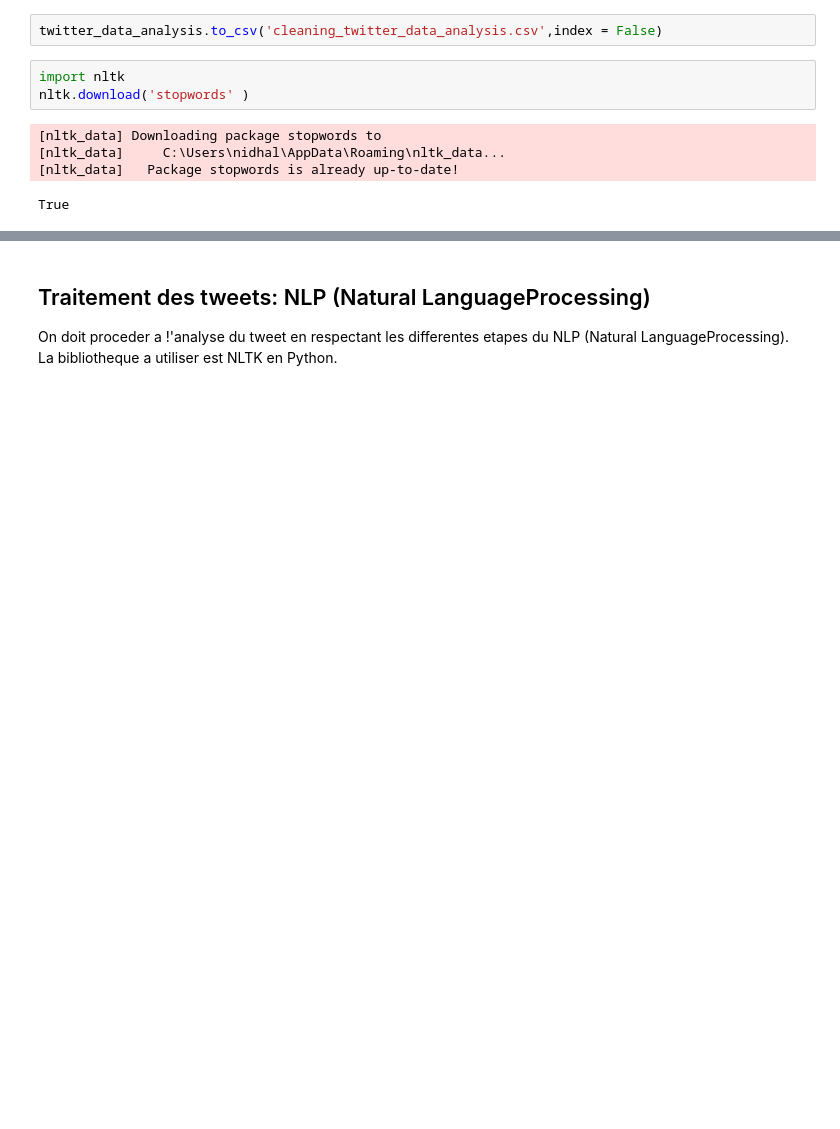
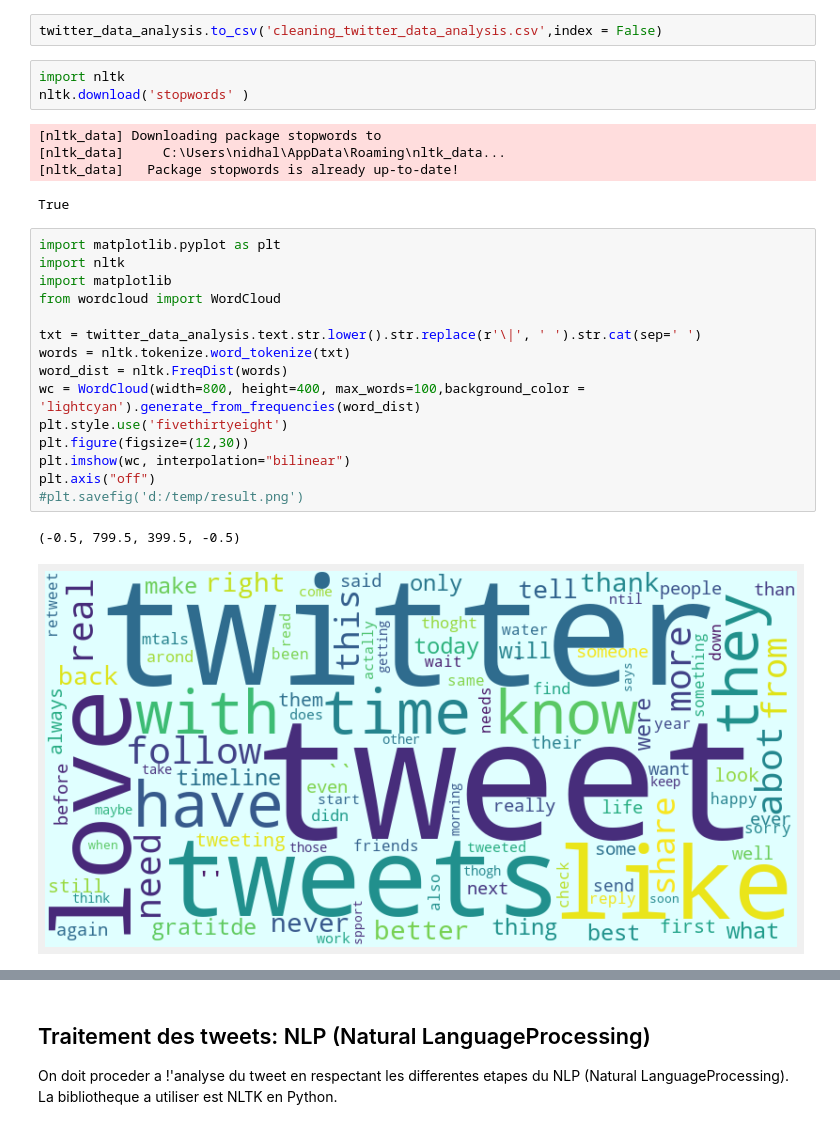
Before and after one commit to hazbri/projectDataMining, a Jupyter notebook: project_data_miniing_hazbri_nidhal.ipynb, the cells around one changed output, grey strips where cells are left out. Cells and saved outputs as stored; diff of their text form; blank space fills up the shorter version.

```diff
--- a/project_data_miniing_hazbri_nidhal.ipynb
+++ b/project_data_miniing_hazbri_nidhal.ipynb
@@ -151,3 +195,21 @@ nltk.download('stopwords' )
 [nltk_data]     C:\Users\nidhal\AppData\Roaming\nltk_data...
 [nltk_data]   Package stopwords is already up-to-date!
 True
+# %%
+import matplotlib.pyplot as plt
+import nltk
+import matplotlib
+from wordcloud import WordCloud
+
+txt = twitter_data_analysis.text.str.lower().str.replace(r'\|', ' ').str.cat(sep=' ')
+words = nltk.tokenize.word_tokenize(txt)
+word_dist = nltk.FreqDist(words)
+wc = WordCloud(width=800, height=400, max_words=100,background_color = 'lightcyan').generate_from_frequencies(word_dist)
+plt.style.use('fivethirtyeight')
+plt.figure(figsize=(12,30))
+plt.imshow(wc, interpolation="bilinear")
+plt.axis("off")
+#plt.savefig('d:/temp/result.png')
+# %% [output]
+(-0.5, 799.5, 399.5, -0.5)
+[figure, added]
```
Also changed, not shown: parts of 26 cells of this notebook, 7 other files.
